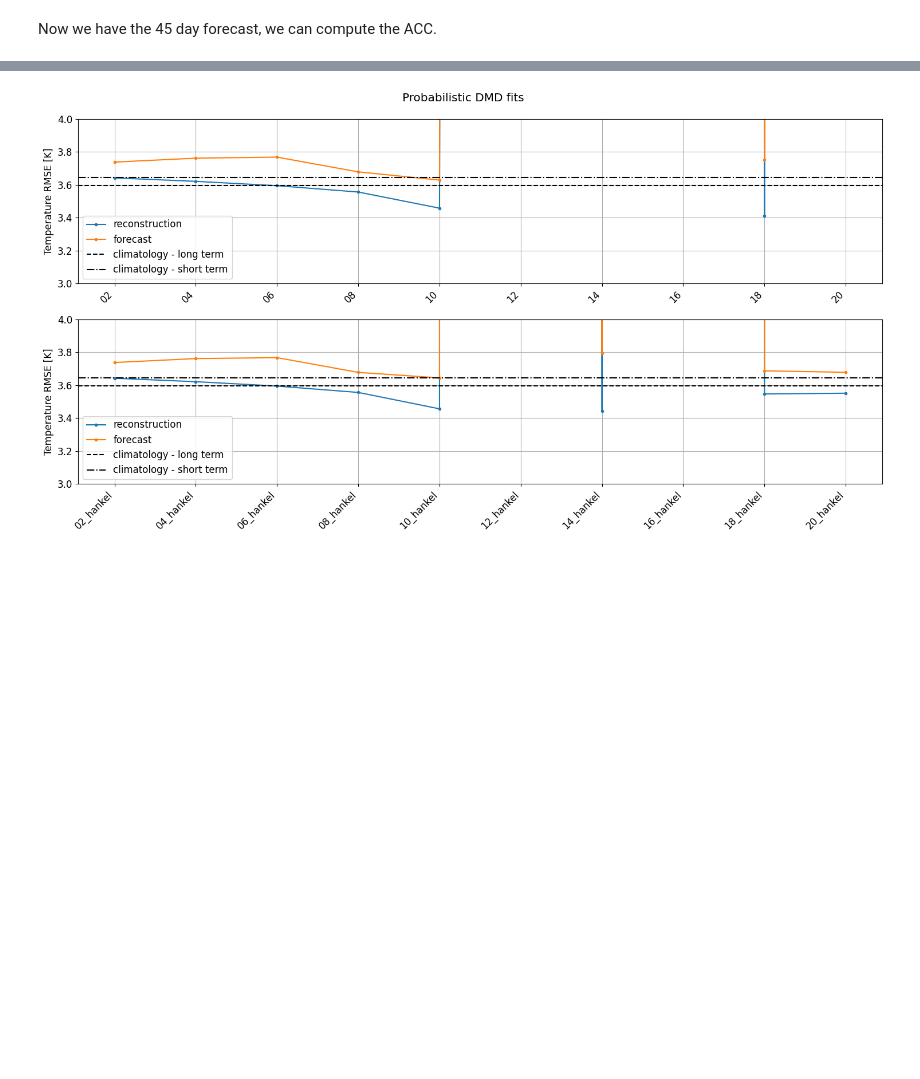
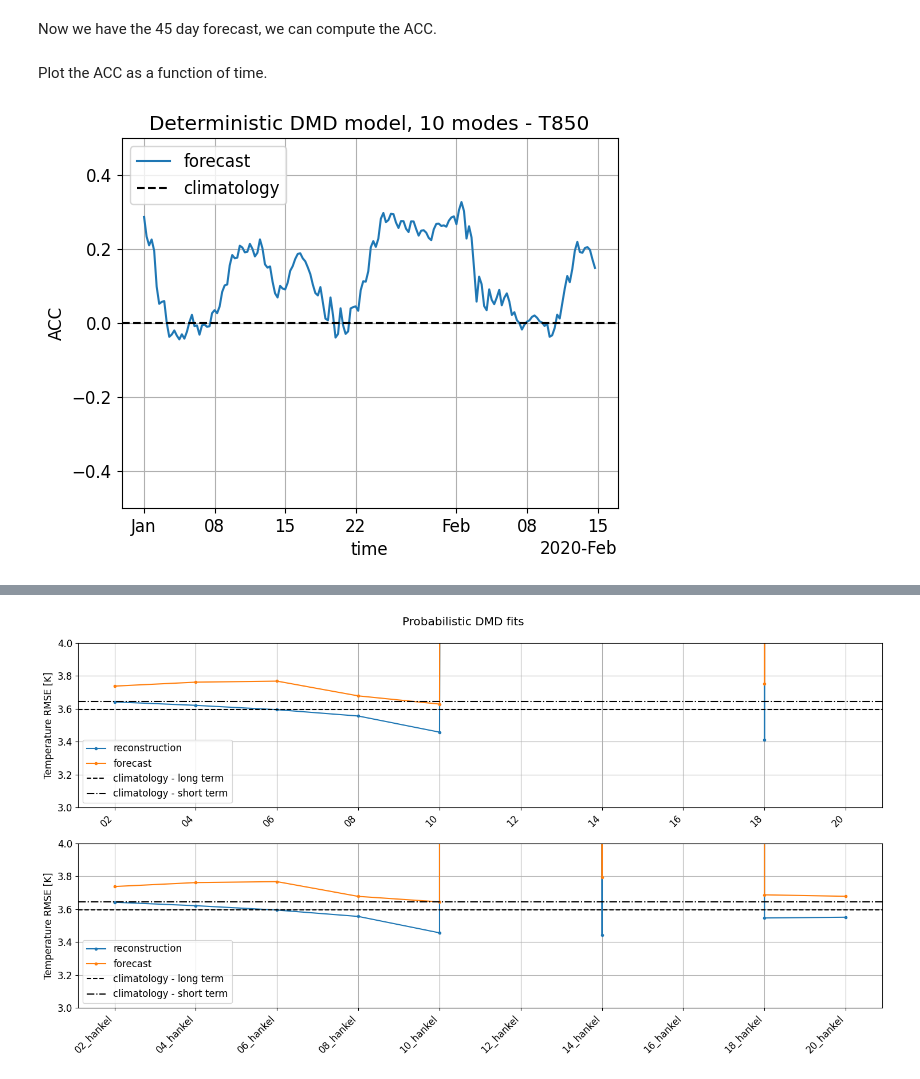
Before and after one commit to SVDROM/grid-search, a Jupyter notebook: evaluation_winter_2020.ipynb, the cells around one changed output, grey strips where cells are left out. Saved outputs shown, nothing was run; the diff lists cells and outputs as text; code cells hidden in the pictures; blank space fills up the shorter version.

```diff
--- a/evaluation_winter_2020.ipynb
+++ b/evaluation_winter_2020.ipynb
@@ -231,20 +267,24 @@ Now we have the 45 day forecast, we can compute the ACC.
 # %%
 acc = compute_acc(
     ground_truth=ground_truth.sel(time=forecast.time),
-    prediction=forecast,
+    prediction=forecast.reindex(latitude=ground_truth.latitude),
     climatology=clima_long_term.sel(time=forecast.time)
 )
 # %%
 client.close()
+# %% [markdown]
+Plot the ACC as a function of time.
 # %%
 plt.figure()
 acc.plot(label="forecast")
 plt.ylim((-0.5, 0.5))
 plt.axhline(y=0, color="k", linestyle="--", label="climatology")
 plt.grid()
 plt.ylabel("ACC")
-plt.title("Deterministic DMD model with 10 modes - T850")
+plt.title("Deterministic DMD model, 10 modes - T850")
 plt.legend()
 plt.show()
+# %% [output]
+[figure, added]
 # %%
 print(f"Average ACC: {acc.mean().values:.2f}")
```
Also changed, not shown: parts of 48 cells of this notebook.
